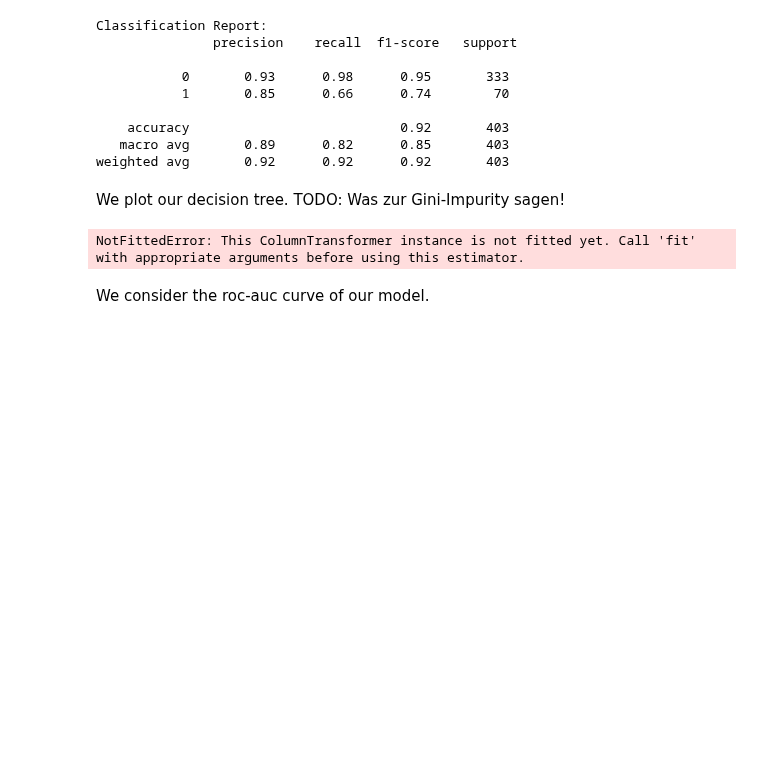
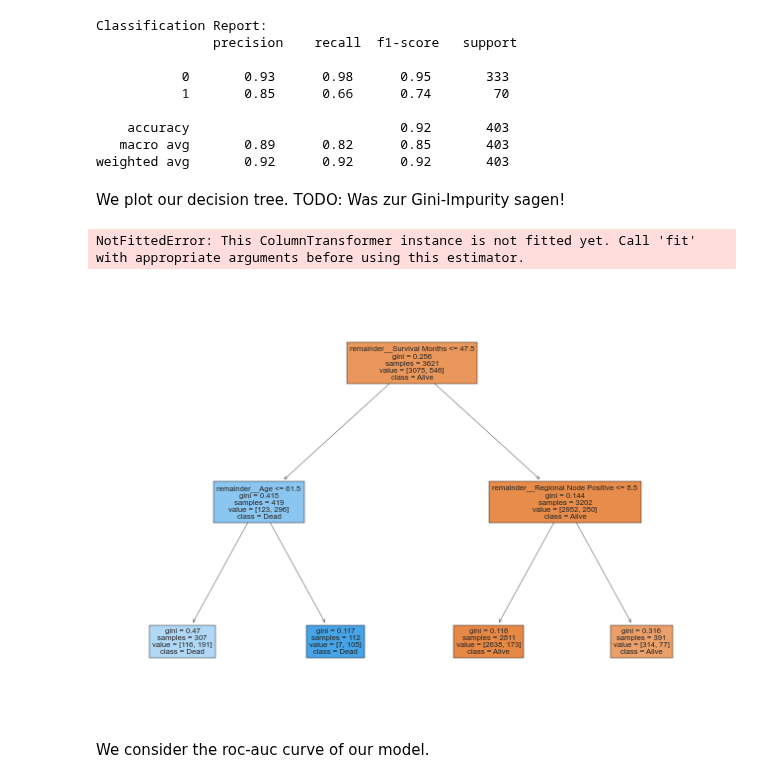
Before and after one commit to Kopy91/seer_breast_cancer, a Jupyter notebook: breast_cancer_ML.ipynb, the cells around one changed output. Saved outputs shown, nothing was run; the diff lists cells and outputs as text; code cells hidden in the pictures; blank space fills up the shorter version.

```diff
--- a/breast_cancer_ML.ipynb
+++ b/breast_cancer_ML.ipynb
@@ -368,6 +311,11 @@ plot_tree(decision_tree=baseline_model,
           filled=True);
 # %% [output]
 NotFittedError: This ColumnTransformer instance is not fitted yet. Call 'fit' with appropriate arguments before using this estimator.
+# %%
+from IPython.display import Image
+Image(filename='tree_dec.png',width=800, height=400)
+# %% [output]
+[figure, added]
 # %% [markdown]
 We consider the roc-auc curve of our model.
 # %%
```
Also changed, not shown: parts of 26 cells of this notebook.
